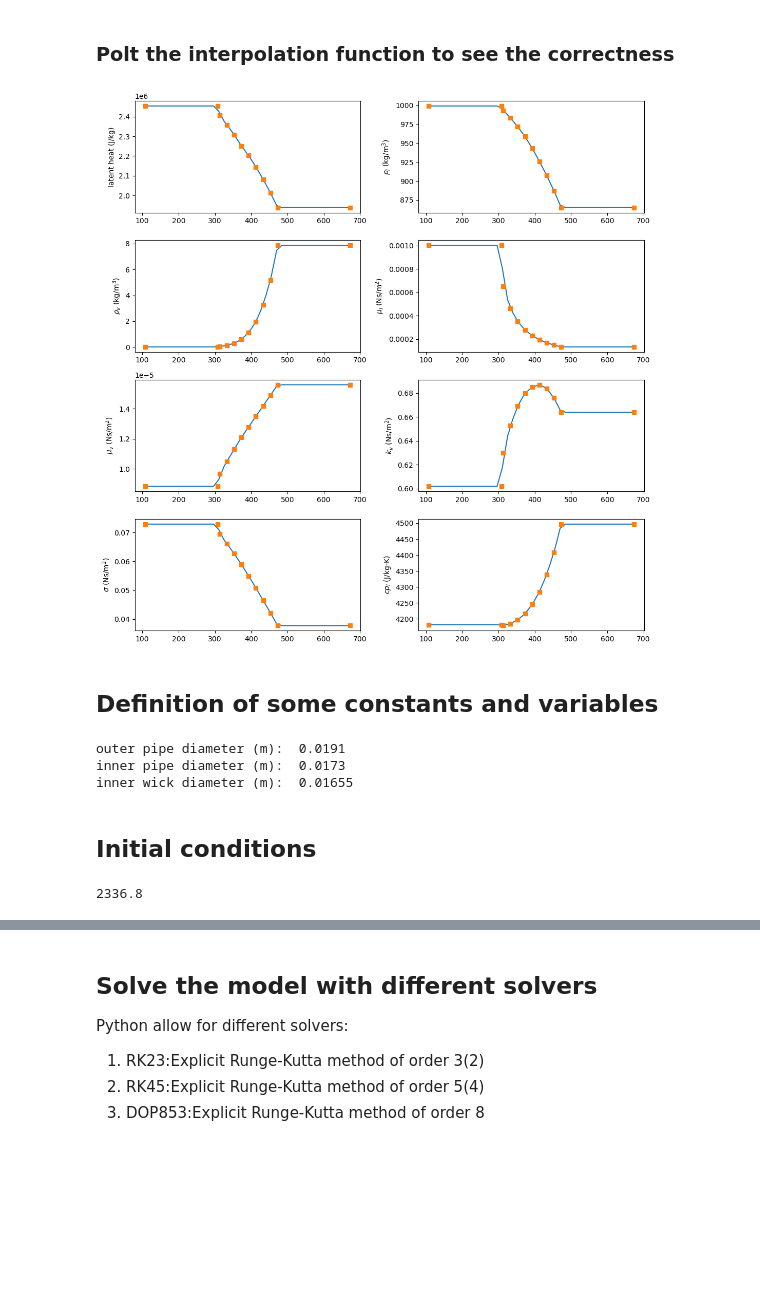
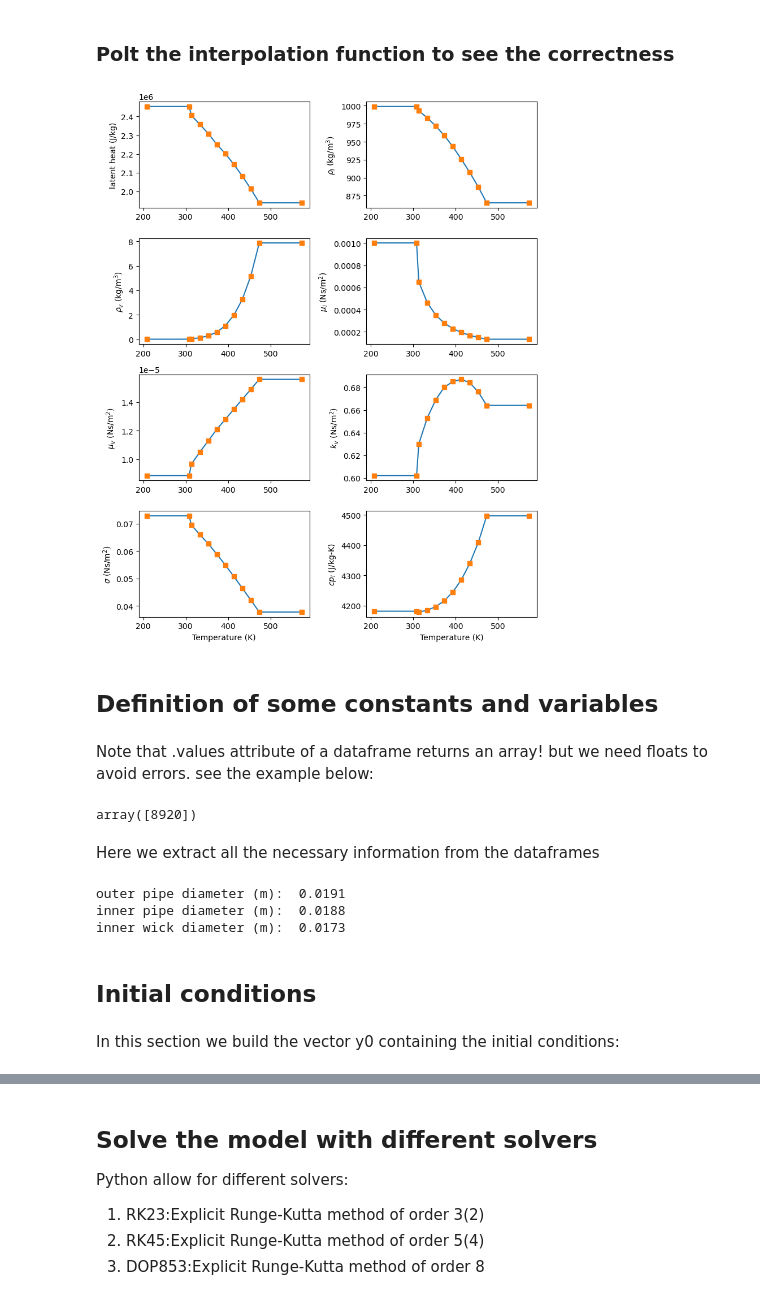
Before and after one commit to riccardoBocce/python_exam, a Jupyter notebook: heat_pipe_modeling.ipynb, the cells around one changed output, grey strips where cells are left out. Cells and saved outputs as stored; diff of their text form; code cells hidden in the pictures; blank space fills up the shorter version.

```diff
--- a/heat_pipe_modeling.ipynb
+++ b/heat_pipe_modeling.ipynb
@@ -89,6 +91,9 @@ parameters_data
 import numpy as np
 from numpy.polynomial import Polynomial
 from scipy import interpolate
+
+
+interpolation_method = "linear"
 
 
 #extract data from DataFrame to arrays
@@ -96,7 +101,7 @@ from scipy import interpolate
 temperature_for_fit = thermophys_data["Temperature (K)"] #get the dataframe slice
 temperature_for_fit = temperature_for_fit.values #get only the values
 temperature_for_fit = temperature_for_fit.tolist() #convert to list
-temperature_for_fit = np.array([temperature_for_fit[0]-200] +  temperature_for_fit + [temperature_for_fit[-1]+200]) #extend and convert to an array
+temperature_for_fit = np.array([temperature_for_fit[0]-100] +  temperature_for_fit + [temperature_for_fit[-1]+100]) #extend and convert to an array
 
 
 #poly_deg = 4 #degree of the polynomial
@@ -110,7 +115,7 @@ p_sat_for_fit = thermophys_data["Saturation pressure (Pa)"].values
 p_sat_for_fit = p_sat_for_fit.tolist() #convert in list
 p_sat_for_fit = np.array([p_sat_for_fit[0]] + p_sat_for_fit + [p_sat_for_fit[-1]]) #duplicate first and last elements
 
-p_sat = interpolate.interp1d(temperature_for_fit, p_sat_for_fit,kind = "linear")
+p_sat = interpolate.interp1d(temperature_for_fit, p_sat_for_fit,kind = interpolation_method)
 
 
 latentheat_for_fit = thermophys_data["Latent heat (kJ/kg)"].values
@@ -119,44 +124,44 @@ latentheat_for_fit = np.array([latentheat_for_fit[0]] + latentheat_for_fit + [la
 
 
 #hlv_sat = Polynomial.fit(temperature_for_fit, latentheat_for_fit,poly_deg)
-hlv_sat = interpolate.interp1d(temperature_for_fit, latentheat_for_fit,kind = "linear")
+hlv_sat = interpolate.interp1d(temperature_for_fit, latentheat_for_fit,kind = interpolation_method)
 
 liquiddensity_for_fit = thermophys_data["Liquid density (kg/m3)"].values.tolist()
 liquiddensity_for_fit = np.array([liquiddensity_for_fit[0]] + liquiddensity_for_fit + [liquiddensity_for_fit[-1]])
 #rhol_sat = Polynomial.fit(temperature_for_fit, liquiddensity_for_fit,poly_deg)
-rhol_sat =  interpolate.interp1d(temperature_for_fit, liquiddensity_for_fit,kind = "linear")
+rhol_sat =  interpolate.interp1d(temperature_for_fit, liquiddensity_for_fit,kind = interpolation_method)
 
 vapordensity_for_fit = thermophys_data["Vapor density (kg/m3)"].values.tolist()
 vapordensity_for_fit = np.array([vapordensity_for_fit[0]] + vapordensity_for_fit + [vapordensity_for_fit[-1]])
 #rhov_sat = Polynomial.fit(temperature_for_fit, vapordensity_for_fit,poly_deg)
-rhov_sat = interpolate.interp1d(temperature_for_fit, vapordensity_for_fit,kind= "linear")
+rhov_sat = interpolate.interp1d(temperature_for_fit, vapordensity_for_fit,kind= interpolation_method)
 
 liquidviscosity_for_fit = thermophys_data["Liquid viscosity (N-s/m2)"].values.tolist()
 liquidviscosity_for_fit = np.array([liquidviscosity_for_fit[0]] + liquidviscosity_for_fit + [liquidviscosity_for_fit[-1]])
 #mul_sat = Polynomial.fit(temperature_for_fit, liquidviscosity_for_fit,poly_deg)
-mul_sat = interpolate.interp1d(temperature_for_fit, liquidviscosity_for_fit,kind = "linear")
+mul_sat = interpolate.interp1d(temperature_for_fit, liquidviscosity_for_fit,kind = interpolation_method)
 
 vaporviscosity_for_fit = thermophys_data["Vapor viscosity (N-s/m2)"].values.tolist()
 vaporviscosity_for_fit = np.array([vaporviscosity_for_fit[0]] + vaporviscosity_for_fit + [vaporviscosity_for_fit[-1]])
 #muv_sat = Polynomial.fit(temperature_for_fit, vaporviscosity_for_fit,poly_deg)
-muv_sat = interpolate.interp1d(temperature_for_fit, vaporviscosity_for_fit,kind="linear")
+muv_sat = interpolate.interp1d(temperature_for_fit, vaporviscosity_for_fit,kind=interpolation_method)
 
 liquidconductivity_for_fit = thermophys_data["Liquid thermal conductivity (W/m-K)"].values.tolist()
 liquidconductivity_for_fit = np.array([liquidconductivity_for_fit[0]] + liquidconductivity_for_fit + [liquidconductivity_for_fit[-1]])
 #kl_sat = Polynomial.fit(temperature_for_fit, liquidconductivity_for_fit,poly_deg)
-kl_sat = interpolate.interp1d(temperature_for_fit, liquidconductivity_for_fit,kind="linear")
+kl_sat = interpolate.interp1d(temperature_for_fit, liquidconductivity_for_fit,kind=interpolation_method)
 
 liquidtension_for_fit = thermophys_data["Liquid surface tension (N/m)"].values.tolist()
 liquidtension_for_fit = np.array([liquidtension_for_fit[0]] + liquidtension_for_fit + [liquidtension_for_fit[-1]])
 #sigma_sat = Polynomial.fit(temperature_for_fit, liquidtension_for_fit,poly_deg)
-sigma_sat = interpolate.interp1d(temperature_for_fit, liquidtension_for_fit,kind = "linear")
+sigma_sat = interpolate.interp1d(temperature_for_fit, liquidtension_for_fit,kind = interpolation_method)
 
 liquidcapacity_for_fit = (thermophys_data["Liquid specific heat (kJ/kg-K)"].values*1e3).tolist()
 liquidcapacity_for_fit = np.array([liquidcapacity_for_fit[0]] + liquidcapacity_for_fit + [liquidcapacity_for_fit[-1]])
 #cl_sat = Polynomial.fit(temperature_for_fit, liquidcapacity_for_fit,poly_deg)
-cl_sat = interpolate.interp1d(temperature_for_fit, liquidcapacity_for_fit,kind = "linear")
+cl_sat = interpolate.interp1d(temperature_for_fit, liquidcapacity_for_fit,kind = interpolation_method)
 
 
-temperature_for_plot = np.linspace(temperature_for_fit[0],temperature_for_fit[-1], 40)
+temperature_for_plot = np.linspace(temperature_for_fit[0],temperature_for_fit[-1], 1000)
 # %% [markdown]
 ### Polt the interpolation function to see the correctness
@@ -166,7 +173,7 @@ import matplotlib.pyplot as plt
 
 #create subplots
 
-fig, axs = plt.subplots(4,2, figsize = (11,11))
+fig, axs = plt.subplots(4,2, figsize = (8,10))
 
 
 axs[0,0].plot(temperature_for_plot,hlv_sat(temperature_for_plot))
@@ -188,52 +195,59 @@ axs[1,1].set_ylabel("$\mu_l$ (Ns/m$^2$)")
 axs[2,0].plot(temperature_for_plot,muv_sat(temperature_for_plot))
 axs[2,0].plot(temperature_for_fit,vaporviscosity_for_fit, linestyle = "none", marker = "s")
 axs[2,0].set_ylabel("$\mu_v$ (Ns/m$^2$)")
 
 axs[2,1].plot(temperature_for_plot,kl_sat(temperature_for_plot))
 axs[2,1].plot(temperature_for_fit,liquidconductivity_for_fit, linestyle = "none", marker = "s")
 axs[2,1].set_ylabel("$k_v$ (Ns/m$^2$)")
 
 axs[3,0].plot(temperature_for_plot,sigma_sat(temperature_for_plot))
 axs[3,0].plot(temperature_for_fit,liquidtension_for_fit, linestyle = "none", marker = "s")
 axs[3,0].set_ylabel("$\sigma$ (Ns/m$^2$)")
+axs[3,0].set_xlabel("Temperature (K)")
 
 axs[3,1].plot(temperature_for_plot,cl_sat(temperature_for_plot))
 axs[3,1].plot(temperature_for_fit,liquidcapacity_for_fit, linestyle = "none", marker = "s")
 axs[3,1].set_ylabel("$cp_l$ (J/kg-K)")
+axs[3,1].set_xlabel("Temperature (K)")
 
 axs[3,0].ticklabel_format(style="sci", axis = "y")
 axs[3,1].ticklabel_format(style="sci", axis = "y")
 
 axs[2,0].ticklabel_format(style="sci", axis = "y")
 axs[2,1].ticklabel_format(style="sci", axis = "y")
 
 axs[1,0].ticklabel_format(style="sci", axis = "y")
 axs[1,1].ticklabel_format(style="sci", axis = "y")
 
 axs[0,0].ticklabel_format(style="sci", axis = "y")
 axs[0,1].ticklabel_format(style="sci", axis = "y")
 
 fig.tight_layout() #djust space between subplots, minimize overlap
 # %% [output]
-[figure, old version]
+[figure, new version]
 # %% [markdown]
 ## Definition of some constants and variables
+# %% [markdown]
+Note that .values attribute of a dataframe returns an array! but we need floats to avoid errors. see the example below:
+# %%
+hp_data["pipe density (kg/m3)"].values
+# %% [output]
+array([8920])
+# %% [markdown]
+Here we extract all the necessary information from the dataframes
 # %%
 R = 8.314/(18e-3) #perfect gas reduced constant
 gamma = 1.33      #cp/cv
 
 
 #SOLID PROPERTIES
-rhop = float(hp_data["pipe density (kg/m3)"].values)    #kg/m3
+rhop = float(hp_data["pipe density (kg/m3)"].values)             #kg/m3
 kp = float(hp_data["pipe thermal conductivity (W/m-K)"].values)  #W/mK
-cp = float(hp_data["pipe heat capacity (J/kg-K)"].values)       #J/kg/K
+cp = float(hp_data["pipe heat capacity (J/kg-K)"].values)        #J/kg/K
 
-rhow0 = float(hp_data["wick density (kg/m3)"].values)     #kg/m3
+rhow0 = float(hp_data["wick density (kg/m3)"].values)                #kg/m3
 kw0 = float(hp_data["wick thermal conductivity (W/m-K)"].values)     #kg/m3
-cp0 = float(hp_data["wick heat capacity (J/kg-K)"].values)     #kg/m3
-
-
-
+cw0 = float(hp_data["wick heat capacity (J/kg-K)"].values)           #kg/m3
 
 #HP SPECS
 dep = float(hp_data["pipe external diameter (m)"].values)
@@ -260,29 +274,28 @@ hf = float(parameters_data["htc (W/m2-K)"].values)
 
 
 #VOLUMES
-Vc = Lcond*np.pi*diw**2/4
-Ve = Leva*np.pi*diw**2/4
+Vc = Lcond*np.pi*(diw**2)/4
+Ve = Leva*np.pi*(diw**2)/4
 
 #effective length
-Leff = Leva/2 + La + Lcond/2
+Leff = Leva/6 + La + Lcond/6
 
 #INPUT POWER
-Qin =float(parameters_data["input power (W)"].values)
+Qin0 =float(parameters_data["input power (W)"].values)
 
-#COOLING PART (assumed water)
+#COOLING PART
 Tf = float(parameters_data["cooling fluid temperature (K)"].values)
-#muf = float(thermophys_cooler_data["Liquid viscosity (N-s/m2)"].values[0])
-#kf = float(thermophys_cooler_data["Liquid thermal conductivity (W/m-K)"].values[0])
-#cf = float(thermophys_cooler_data["Liquid specific heat (kJ/kg-K)"].values[0]*1e3)
 # %% [output]
 outer pipe diameter (m):  0.0191
-inner pipe diameter (m):  0.0173
-inner wick diameter (m):  0.01655
+inner pipe diameter (m):  0.0188
+inner wick diameter (m):  0.0173
 # %% [markdown]
 ## Initial conditions
+# %% [markdown]
+In this section we build the vector y0 containing the initial conditions:
 # %%
 
-T0 = 296
+T0 = float(parameters_data["initial temperature"].values)
 
 #INITIAL CONDITIONS
 Mle_0 = rhol_sat(T0)*epsilon*Leva*np.pi*(dip**2 - diw**2)/4 #liquid mass in evaporator
@@ -293,9 +306,5 @@ pvc0 = float(p_sat(T0))#T0*R*rhov_sat(T0)#0.023360e5 pressure in condenser
 y0 = [T0,T0,T0,T0,T0,T0,0,pve0,pvc0,T0,T0,Mle_0,Mlc_0]
 
 #float conversion is required otherwise the list is a mix between scalars and arrays
-
-pvc0
-# %% [output]
-2336.8
 # %% [markdown]
 ## Creation of the numerical model
```
Also changed, not shown: parts of 26 cells of this notebook, 4 other files.
